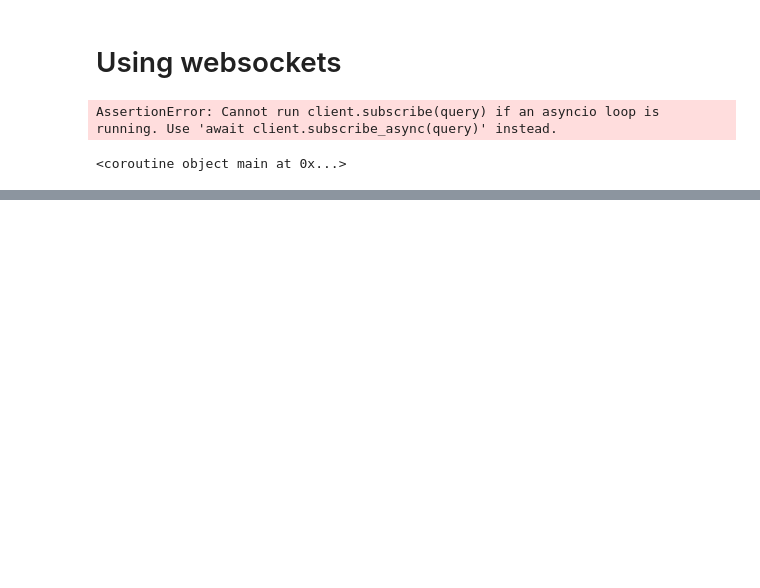
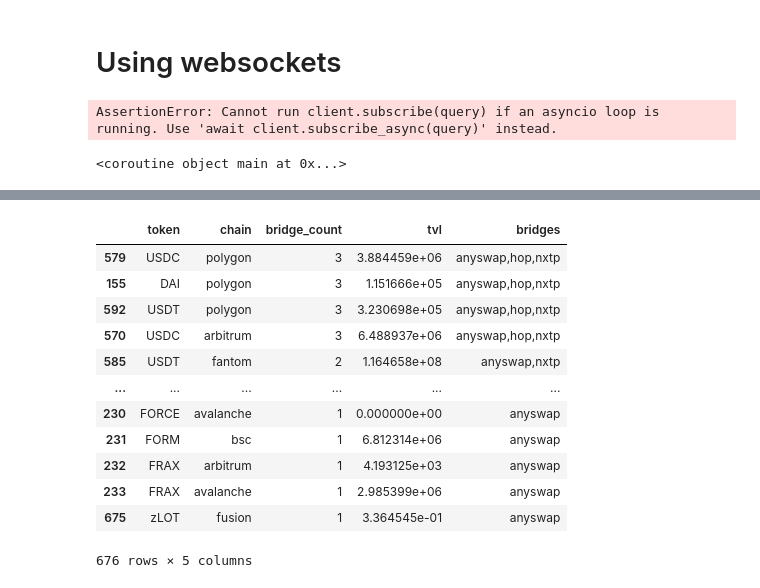
Before and after one commit to enzotavares/lifi-analytics-backend, a Jupyter notebook: subgraph_analysis.ipynb, the cells around one changed output, grey strips where cells are left out. Saved outputs shown, nothing was run; the diff lists cells and outputs as text; code cells hidden in the pictures; blank space fills up the shorter version.

```diff
--- a/subgraph_analysis.ipynb
+++ b/subgraph_analysis.ipynb
@@ -2049,0 +2601,16 @@ for result in client.subscribe(query):
+# %%
+grouped_tvl.sort_values("bridge_count", ascending=False)
+# %% [output]
+|  | token | chain | bridge_count | tvl | bridges |
+| 579 | USDC | polygon | 3 | 3.884459e+06 | anyswap,hop,nxtp |
+| 155 | DAI | polygon | 3 | 1.151666e+05 | anyswap,hop,nxtp |
+| 592 | USDT | polygon | 3 | 3.230698e+05 | anyswap,hop,nxtp |
+| 570 | USDC | arbitrum | 3 | 6.488937e+06 | anyswap,hop,nxtp |
+| 585 | USDT | fantom | 2 | 1.164658e+08 | anyswap,nxtp |
+| ... | ... | ... | ... | ... | ... |
+| 230 | FORCE | avalanche | 1 | 0.000000e+00 | anyswap |
+| 231 | FORM | bsc | 1 | 6.812314e+06 | anyswap |
+| 232 | FRAX | arbitrum | 1 | 4.193125e+03 | anyswap |
+| 233 | FRAX | avalanche | 1 | 2.985399e+06 | anyswap |
+| 675 | zLOT | fusion | 1 | 3.364545e-01 | anyswap |
+676 rows × 5 columns
```
Also changed, not shown: parts of 83 cells of this notebook, 10 other files.
